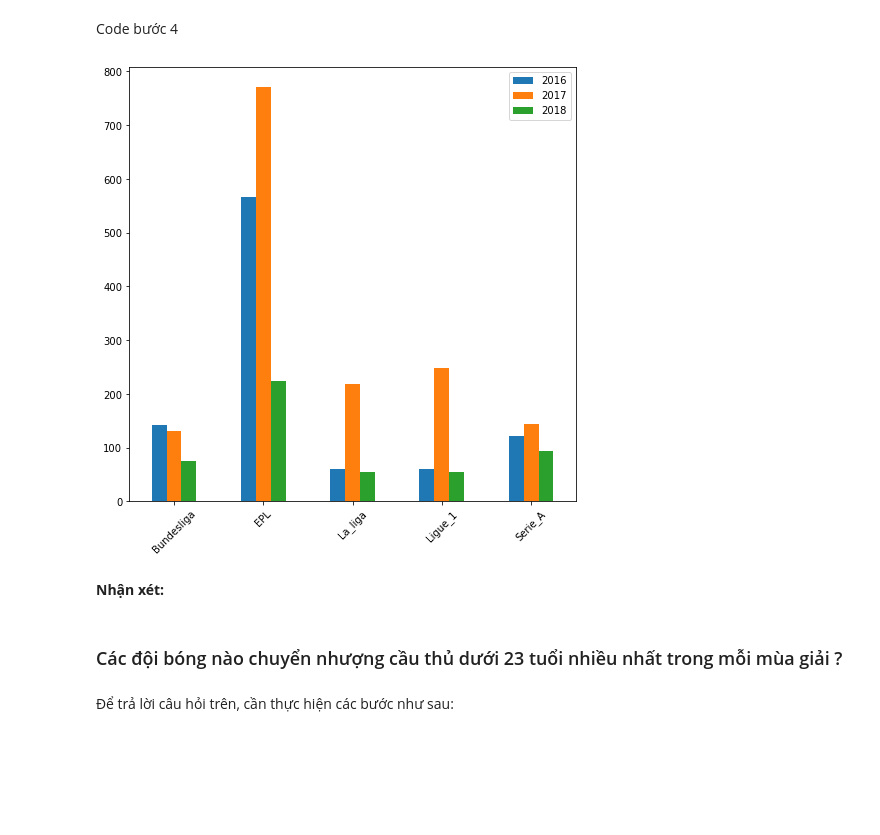
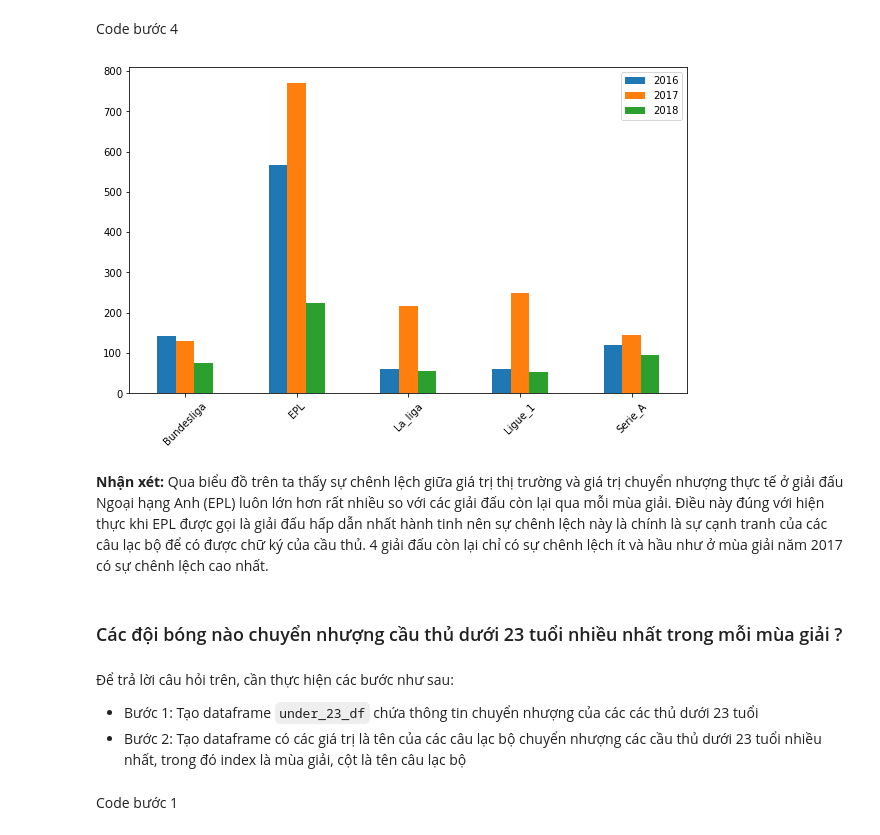
Before and after one commit to datpham2001/P4DS-CQ19-FinalProject, a Jupyter notebook: final-project.ipynb, the cells around one changed output. Drawn from its saved outputs; the diff is of its cells as text; code cells hidden in the pictures; blank space fills up the shorter version.

```diff
--- a/final-project.ipynb
+++ b/final-project.ipynb
@@ -242,16 +242,20 @@ league_balance_df
 # %% [markdown]
 Code bước 4
 # %%
-league_balance_df.plot(kind='bar', stacked=False, figsize=(8,8))
+league_balance_df.plot(kind='bar', stacked=False, figsize=(10,6))
 plt.xticks(rotation=45)
 plt.show()
 # %% [output]
-[figure, old version]
+[figure, new version]
 # %% [markdown]
-**Nhận xét:**
+**Nhận xét:** Qua biểu đồ trên ta thấy sự chênh lệch giữa giá trị thị trường và giá trị chuyển nhượng thực tế ở giải đấu Ngoại hạng Anh (EPL) luôn lớn hơn rất nhiều so với các giải đấu còn lại qua mỗi mùa giải. Điều này đúng với hiện thực khi EPL được gọi là giải đấu hấp dẫn nhất hành tinh nên sự chênh lệch này là chính là sự cạnh tranh của các câu lạc bộ để có được chữ ký của cầu thủ. 4 giải đấu còn lại chỉ có sự chênh lệch ít và hầu như ở mùa giải năm 2017 có sự chênh lệch cao nhất.
 # %% [markdown]
 ### Các đội bóng nào chuyển nhượng cầu thủ dưới 23 tuổi nhiều nhất trong mỗi mùa giải ?
 # %% [markdown]
 Để trả lời câu hỏi trên, cần thực hiện các bước như sau:
+- Bước 1: Tạo dataframe `under_23_df` chứa thông tin chuyển nhượng của các các thủ dưới 23 tuổi
+- Bước 2: Tạo dataframe có các giá trị là tên của các câu lạc bộ chuyển nhượng các cầu thủ dưới 23 tuổi nhiều nhất, trong đó index là mùa giải, cột là tên câu lạc bộ
+# %% [markdown]
+Code bước 1
 # %%
 under_23_df = transfer_df[transfer_df['Age'] < 23]
```
Also changed, not shown: parts of 4 cells of this notebook.
